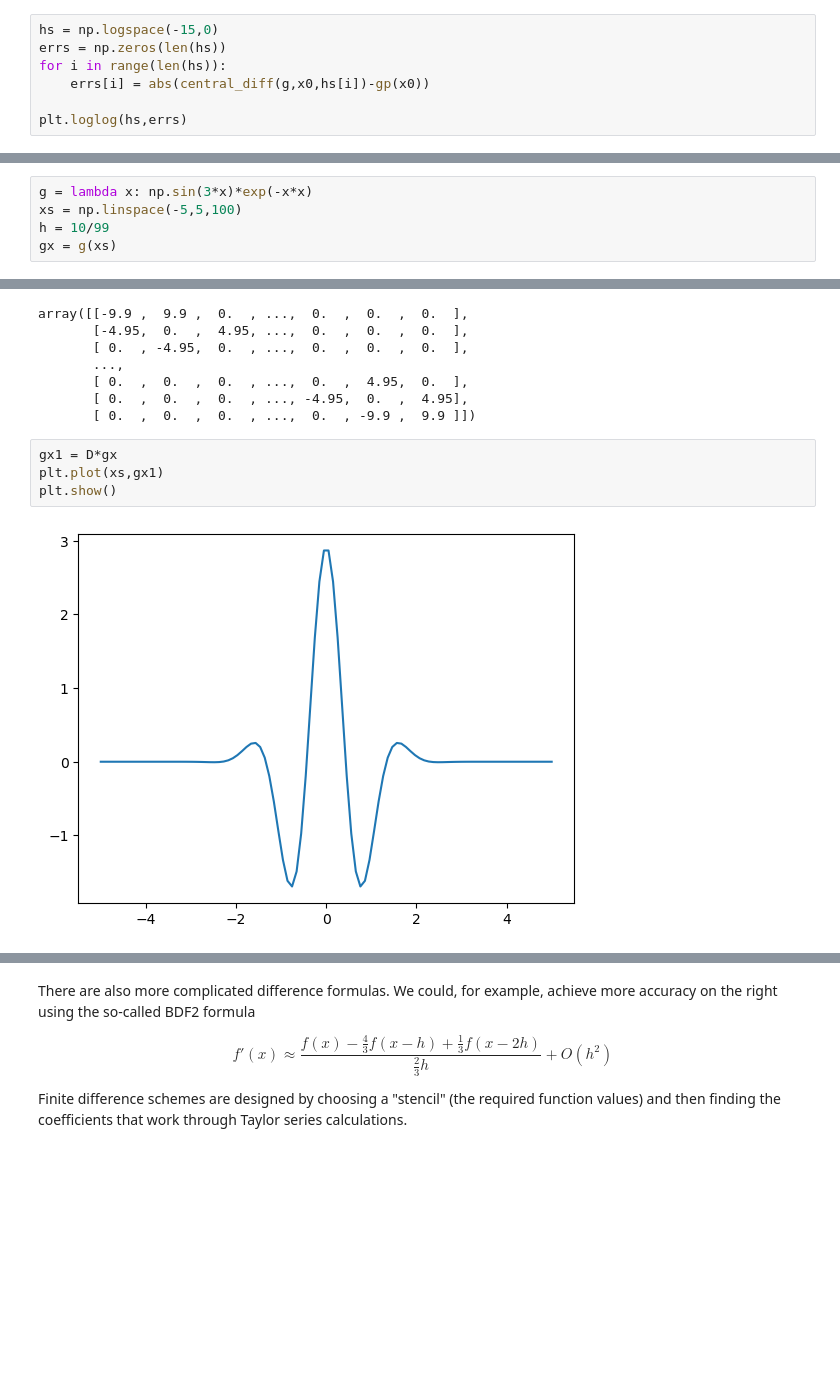
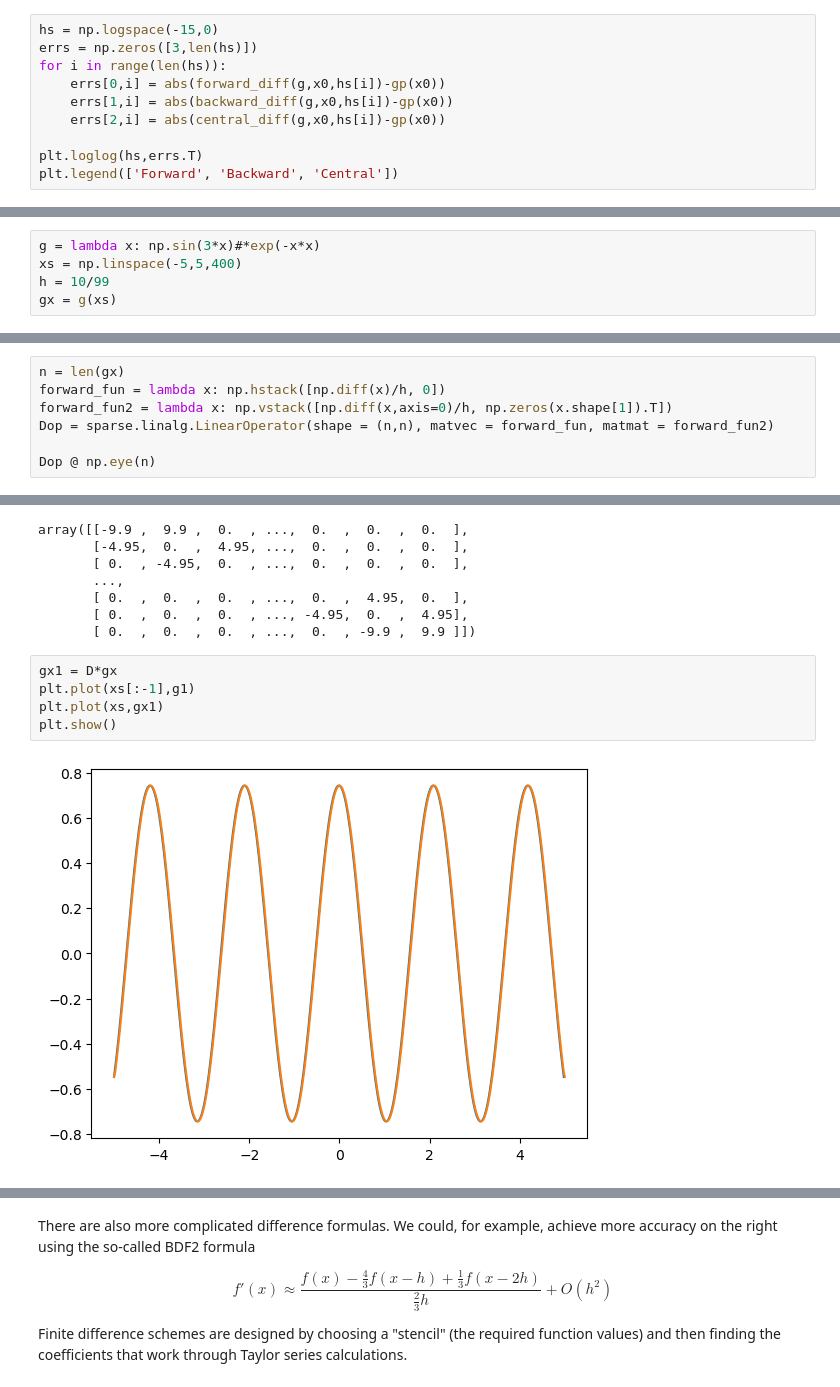
Before and after one commit to UChi-ComPy23/UChi-ComPy23.github.io, a Jupyter notebook: files/differentiation.ipynb, the cells around one changed output, grey strips where cells are left out. Cells and saved outputs as stored; diff of their text form; blank space fills up the shorter version.

```diff
--- a/files/differentiation.ipynb
+++ b/files/differentiation.ipynb
@@ -48,9 +49,12 @@ backward_diff : -0.36148704510211016
 central_diff : -0.3602425738716414
 # %%
 hs = np.logspace(-15,0)
-errs = np.zeros(len(hs))
+errs = np.zeros([3,len(hs)])
 for i in range(len(hs)):
-    errs[i] = abs(central_diff(g,x0,hs[i])-gp(x0))
+    errs[0,i] = abs(forward_diff(g,x0,hs[i])-gp(x0))
+    errs[1,i] = abs(backward_diff(g,x0,hs[i])-gp(x0))
+    errs[2,i] = abs(central_diff(g,x0,hs[i])-gp(x0))
 
-plt.loglog(hs,errs)
+plt.loglog(hs,errs.T)
+plt.legend(['Forward', 'Backward', 'Central'])
 # %% [output]
@@ -76,8 +80,8 @@ $$ f'(x) \approx \frac{f(x+h) - f(x-h)}{2h} + O(h^2)$$
 # Numerical Differentiation on a Grid
 Suppose we have a function on a grid
 # %%
-g = lambda x: np.sin(3*x)*exp(-x*x)
-xs = np.linspace(-5,5,100)
+g = lambda x: np.sin(3*x)#*exp(-x*x)
+xs = np.linspace(-5,5,400)
 h = 10/99
 gx = g(xs)
 # %% [markdown]
@@ -131,0 +143,7 @@ array([[-9.9,  9.9,  0. , ...,  0. ,  0. ,  0. ],
+# %%
+n = len(gx)
+forward_fun = lambda x: np.hstack([np.diff(x)/h, 0])
+forward_fun2 = lambda x: np.vstack([np.diff(x,axis=0)/h, np.zeros(x.shape[1]).T])
+Dop = sparse.linalg.LinearOperator(shape = (n,n), matvec = forward_fun, matmat = forward_fun2)
+
+Dop @ np.eye(n)
@@ -194,7 +220,8 @@ array([[-9.9 ,  9.9 ,  0.  , ...,  0.  ,  0.  ,  0.  ],
        [ 0.  ,  0.  ,  0.  , ...,  0.  , -9.9 ,  9.9 ]])
 # %%
 gx1 = D*gx
+plt.plot(xs[:-1],g1)
 plt.plot(xs,gx1)
 plt.show()
 # %% [output]
-[figure, old version]
+[figure, new version]
```
Also changed, not shown: parts of 16 cells of this notebook.
